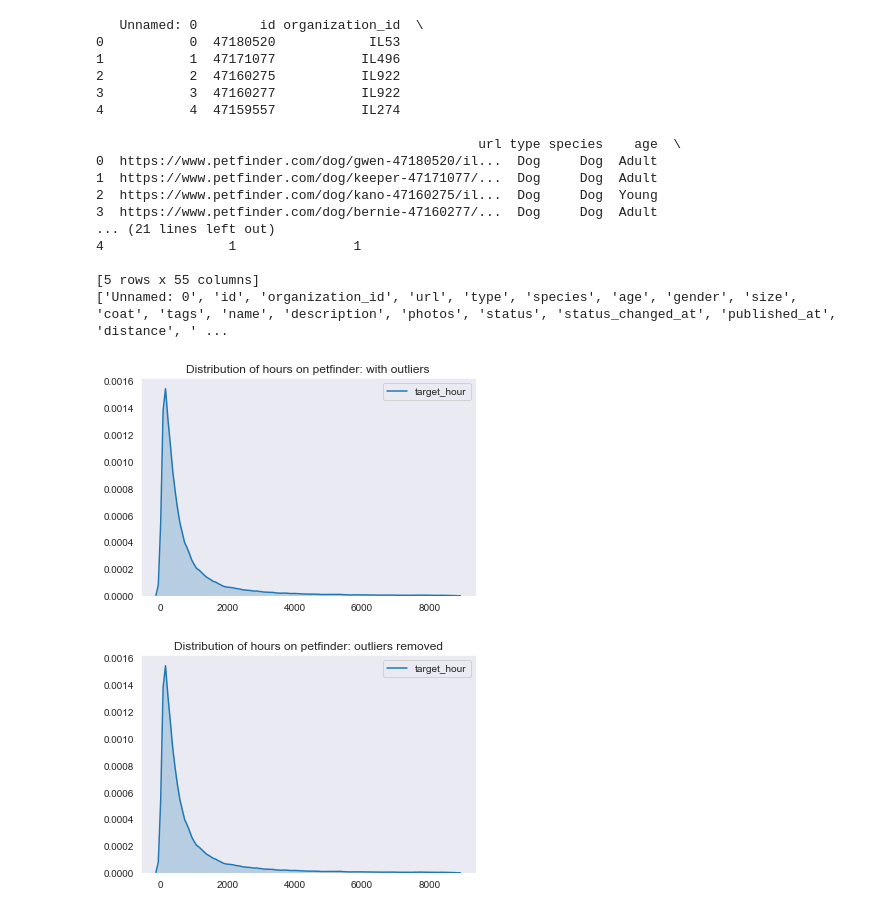
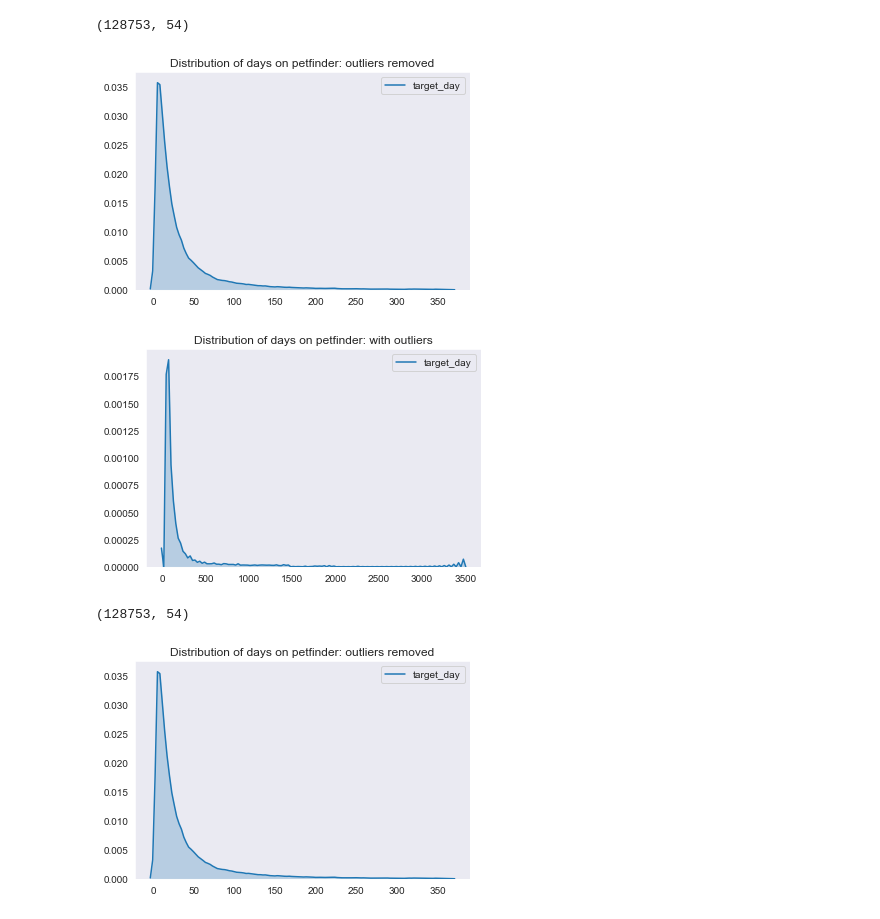
Before and after one commit to ameliakimball/insight, a Jupyter notebook: EDA_for_MWpet_data.ipynb, the cells around one changed output. Saved outputs shown, nothing was run; the diff lists cells and outputs as text; code cells hidden in the pictures.

```diff
--- a/EDA_for_MWpet_data.ipynb
+++ b/EDA_for_MWpet_data.ipynb
@@ -36,8 +36,6 @@ inddat['City'] = 'Indy'
 
 petdat = pd.concat([chidat,corpdat, houstdat,elpdat,Milwdat, Minndat,dendat, stldat, inddat])
 
-
-
 #petdat = ReformatDates(petdat)
 
 fmt ='%Y-%m-%dT%H:%M:%S+0000'
@@ -67,50 +65,40 @@ petdat['bin_month_target'] = np.where(petdat['target_day']>30, 0, 1)
 #calculate if adopted > 1 week
 petdat['bin_week_target'] = np.where(petdat['target_day']>7, 0, 1)
 
-print(petdat.head())
-print(list(petdat.columns))
+#print(petdat.head())
+#print(list(petdat.columns))
+#print(petdat.shape)
+
+#remove data where dogs are there less than a day or more than a year
+petdat = petdat[(petdat["target_day"] > 2) & (petdat["target_day"] <365)]
+
+
+#petdat['target_day'].mode() #   3 (?????)
+#petdat['target_day'].mean() # 36.07
+#petdat['target_day'].median()  #18
+
+
+
+sns.set_style("dark")
+after = sns.kdeplot(petdat['target_day'], shade=True)
+plt.title("Distribution of days on petfinder: outliers removed")
+plt.show(after)
 # %% [output]
-   Unnamed: 0        id organization_id  \
-0           0  47180520            IL53
-1           1  47171077           IL496
-2           2  47160275           IL922
-3           3  47160277           IL922
-4           4  47159557           IL274
-
-                                                 url type species    age  \
-0  https://www.petfinder.com/dog/gwen-47180520/il...  Dog     Dog  Adult
-1  https://www.petfinder.com/dog/keeper-47171077/...  Dog     Dog  Adult
-2  https://www.petfinder.com/dog/kano-47160275/il...  Dog     Dog  Young
-3  https://www.petfinder.com/dog/bernie-47160277/...  Dog     Dog  Adult
-... (21 lines left out)
-4                1               1
-
-[5 rows x 55 columns]
-['Unnamed: 0', 'id', 'organization_id', 'url', 'type', 'species', 'age', 'gender', 'size', 'coat', 'tags', 'name', 'description', 'photos', 'status', 'status_changed_at', 'published_at', 'distance', ' ...
+(128753, 54)
+[figure, added]
 # %%
 #Make some density plots, remove outliers
 import matplotlib.pyplot as plt
 
 sns.set_style("dark")
-before = sns.kdeplot(petdat['target_hour'], shade=True)
+before = sns.kdeplot(petdat['target_day'], shade=True)
 #plt.xlim(left = -2,right=10000)
-plt.title("Distribution of hours on petfinder: with outliers")
+plt.title("Distribution of days on petfinder: with outliers")
 plt.show(before)
-
-#remove data where dogs are there less than a day or more than a year
-petdat = petdat[(petdat["target_hour"] > 24) & (petdat["target_hour"] <8760)]
-
-sns.set_style("dark")
-after = sns.kdeplot(petdat['target_hour'], shade=True)
-#plt.xlim(left = -2,right=10000)
-plt.title("Distribution of hours on petfinder: outliers removed")
-plt.show(after)
-
-
-petdat['log_target_hour'] = np.log(petdat['target_hour'])
 # %% [output]
-[figure, old version]
+[figure, new version]
+(128753, 54)
-[figure, old version]
+[figure, new version]
 # %%
 
 # plot
```
Also changed, not shown: parts of 1 cell of this notebook, 5 other files.
